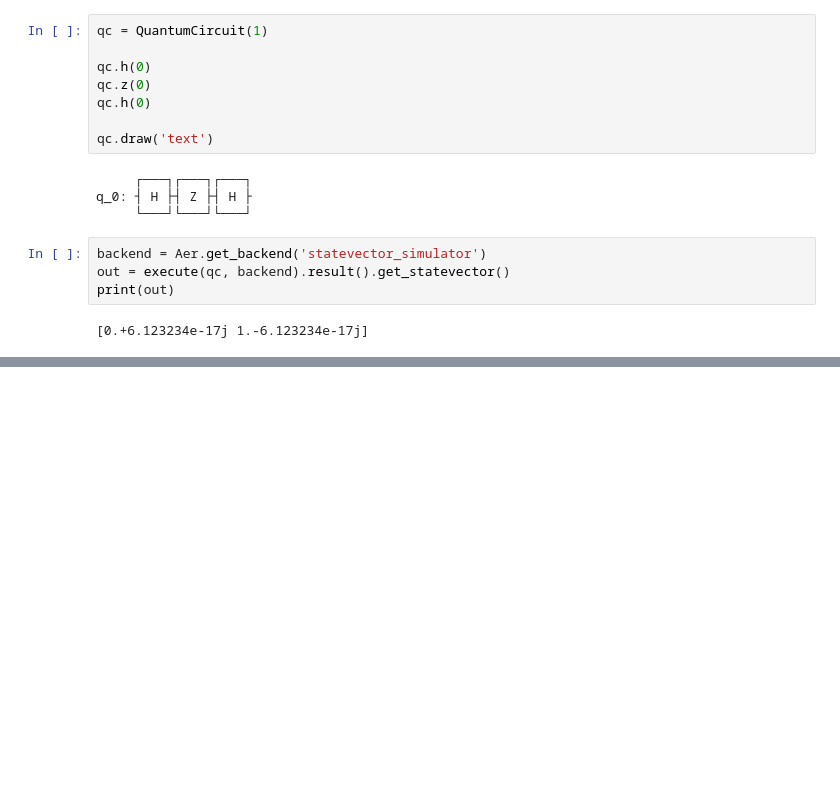
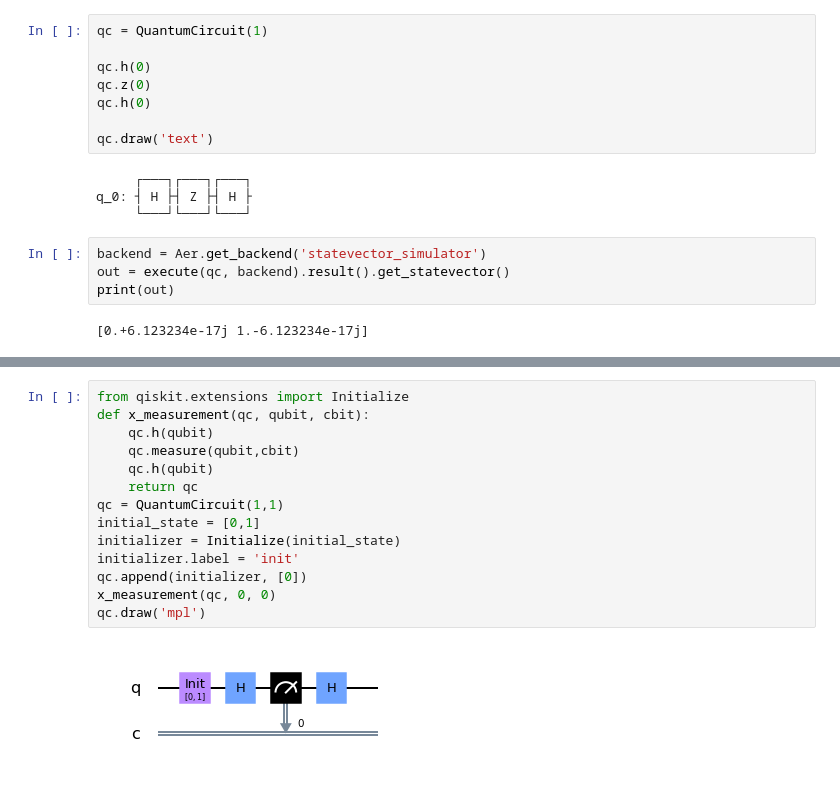
Before and after one commit to vabarbosa/vb_qiskit-quantumcomputing, a Jupyter notebook: SingleQubitStates.ipynb, the cells around one changed output, grey strips where cells are left out. Saved outputs shown, nothing was run; the diff lists cells and outputs as text; blank space fills up the shorter version.

```diff
--- a/SingleQubitStates.ipynb
+++ b/SingleQubitStates.ipynb
@@ -86,0 +92,16 @@ print(out)
+# %%
+from qiskit.extensions import Initialize
+def x_measurement(qc, qubit, cbit):
+    qc.h(qubit)
+    qc.measure(qubit,cbit)
+    qc.h(qubit)
+    return qc
+qc = QuantumCircuit(1,1)
+initial_state = [0,1]
+initializer = Initialize(initial_state)
+initializer.label = 'init'
+qc.append(initializer, [0])
+x_measurement(qc, 0, 0)
+qc.draw('mpl')
+# %% [output]
+[figure, added]
```
Also changed, not shown: parts of 1 cell of this notebook.
